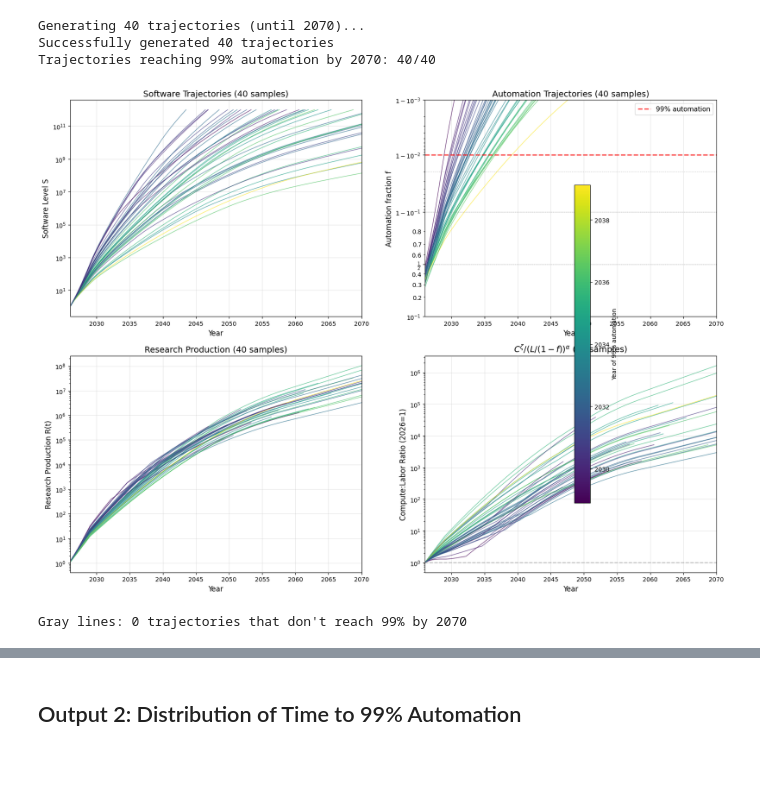
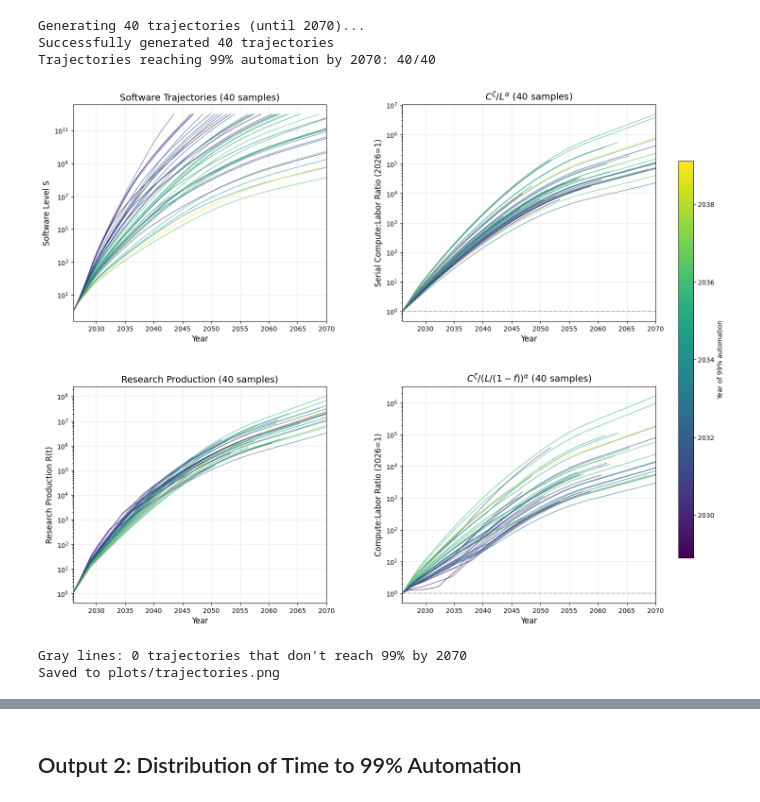
Before and after one commit to tkwa/ai-takeoff-model, a Jupyter notebook: takeoff_simulation.ipynb, the cells around one changed output, grey strips where cells are left out. Drawn from its saved outputs; the diff is of its cells as text; code cells hidden in the pictures; blank space fills up the shorter version.

```diff
--- a/takeoff_simulation.ipynb
+++ b/takeoff_simulation.ipynb
@@ -491,10 +513,10 @@ def generate_trajectories(n_trajectories=40, t_start=0, t_end=T_END, seed=42):
     for i in range(n_trajectories):
         params = sample_parameters()
         result = simulate_trajectory(params, t_start=t_start, t_end=t_end)
-        t_arr, S_arr, f_arr, R_arr, ratio_arr, time_99 = result
+        t_arr, S_arr, f_arr, R_arr, ratio_arr, raw_ratio_arr, time_99 = result
 
         if t_arr is not None:
-            trajectories.append((t_arr, S_arr, f_arr, R_arr, ratio_arr))
+            trajectories.append((t_arr, S_arr, f_arr, R_arr, ratio_arr, raw_ratio_arr))
             params_list.append(params)
             # If didn't reach 99% by cutoff, set to YEAR_NOT_REACHED
             if time_99 is None:
@@ -516,8 +538,12 @@ Generating 40 trajectories (until 2070)...
 Successfully generated 40 trajectories
 Trajectories reaching 99% automation by 2070: 40/40
 # %%
+import os
+os.makedirs('plots', exist_ok=True)
+
 # Plot 40 trajectories: 4-panel plot
 fig, axes = plt.subplots(2, 2, figsize=(16, 12))
+fig.subplots_adjust(left=0.08, right=0.85, top=0.95, bottom=0.07, hspace=0.3, wspace=0.3)
 
 # Color by time to 99% automation (cap display at cutoff for coloring)
 times_for_color = [min(t, YEAR_CUTOFF) for t in times_to_99]
@@ -525,7 +551,7 @@ t_min, t_max = min(times_for_color), max(times_for_color)
 
 cmap = plt.cm.viridis
 
-for i, (t_arr, S_arr, f_arr, R_arr, ratio_arr) in enumerate(trajectories):
+for i, (t_arr, S_arr, f_arr, R_arr, ratio_arr, raw_ratio_arr) in enumerate(trajectories):
     if times_to_99[i] < YEAR_NOT_REACHED:
         color = cmap((times_for_color[i] - t_min) / (t_max - t_min + 0.01))
         alpha = 0.7
@@ -536,13 +562,13 @@ for i, (t_arr, S_arr, f_arr, R_arr, ratio_arr) in enumerate(trajectories):
     # Top left: S(t)
     axes[0, 0].plot(t_arr + YEAR_START, S_arr, color=color, alpha=alpha, linewidth=1)
 
-    # Top right: f(t) with logit scale
-    axes[0, 1].plot(t_arr + YEAR_START, f_arr, color=color, alpha=alpha, linewidth=1)
+    # Top right: Raw compute:labor ratio (serial)
+    axes[0, 1].plot(t_arr + YEAR_START, raw_ratio_arr, color=color, alpha=alpha, linewidth=1)
 
     # Bottom left: R(t)
     axes[1, 0].plot(t_arr + YEAR_START, R_arr, color=color, alpha=alpha, linewidth=1)
 
-    # Bottom right: Compute:Labor ratio
+    # Bottom right: Compute:Labor ratio (with automation)
     axes[1, 1].plot(t_arr + YEAR_START, ratio_arr, color=color, alpha=alpha, linewidth=1)
 
 # Top left: S(t)
@@ -553,47 +579,81 @@ axes[0, 0].set_title('Software Trajectories (40 samples)', fontsize=14)
 axes[0, 0].grid(True, alpha=0.3)
 axes[0, 0].set_xlim(YEAR_START, YEAR_CUTOFF)
 
-# Top right: f(t) with logit scale
+# Top right: Raw compute:labor ratio
 axes[0, 1].set_xlabel('Year', fontsize=12)
-axes[0, 1].set_ylabel('Automation fraction f', fontsize=12)
-axes[0, 1].set_title('Automation Trajectories (40 samples)', fontsize=14)
-axes[0, 1].set_yscale('logit')
-axes[0, 1].set_ylim(0.1, 0.999)
-axes[0, 1].axhline(0.5, color='gray', linestyle=':', alpha=0.5, linewidth=1)
-axes[0, 1].axhline(0.9, color='gray', linestyle=':', alpha=0.5, linewidth=1)
-axes[0, 1].axhline(0.98, color='gray', linestyle=':', alpha=0.5, linewidth=1)
-axes[0, 1].axhline(0.99, color='red', linestyle='--', alpha=0.7, linewidth=2, label='99% automation')
-axes[0, 1].legend(fontsize=11)
+axes[0, 1].set_ylabel('Serial Compute:Labor Ratio (2026=1)', fontsize=12)
+axes[0, 1].set_yscale('log')
+axes[0, 1].set_title('$C^\\zeta / L^\\alpha$ (40 samples)', fontsize=14)
+axes[0, 1].axhline(1, color='gray', linestyle='--', alpha=0.5)
 axes[0, 1].grid(True, alpha=0.3)
 axes[0, 1].set_xlim(YEAR_START, YEAR_CUTOFF)
 
 # Bottom left: R(t)
 axes[1, 0].set_xlabel('Year', fontsize=12)
 axes[1, 0].set_ylabel('Research Production R(t)', fontsize=12)
 axes[1, 0].set_yscale('log')
 axes[1, 0].set_title('Research Production (40 samples)', fontsize=14)
 axes[1, 0].grid(True, alpha=0.3)
 axes[1, 0].set_xlim(YEAR_START, YEAR_CUTOFF)
 
-# Bottom right: Compute:Labor ratio
+# Bottom right: Compute:Labor ratio (with automation)
 axes[1, 1].set_xlabel('Year', fontsize=12)
 axes[1, 1].set_ylabel('Compute:Labor Ratio (2026=1)', fontsize=12)
 axes[1, 1].set_yscale('log')
 axes[1, 1].set_title('$C^\\zeta / (L/(1-f))^\\alpha$ (40 samples)', fontsize=14)
 axes[1, 1].axhline(1, color='gray', linestyle='--', alpha=0.5)
 axes[1, 1].grid(True, alpha=0.3)
 axes[1, 1].set_xlim(YEAR_START, YEAR_CUTOFF)
 
-# Add colorbar
+# Add colorbar in dedicated space on the right
 sm = plt.cm.ScalarMappable(cmap=cmap, norm=plt.Normalize(vmin=t_min, vmax=t_max))
 sm.set_array([])
-cbar = fig.colorbar(sm, ax=axes.ravel().tolist(), label='Year of 99% automation', shrink=0.8)
+cbar_ax = fig.add_axes([0.88, 0.15, 0.02, 0.7])
+fig.colorbar(sm, cax=cbar_ax, label='Year of 99% automation')
 
-plt.tight_layout()
+fig.savefig('plots/trajectories.png', dpi=150, bbox_inches='tight')
 plt.show()
 
 n_not_reached = sum(1 for t in times_to_99 if t >= YEAR_NOT_REACHED)
 print(f"Gray lines: {n_not_reached} trajectories that don't reach 99% by {YEAR_CUTOFF}")
+print(f"Saved to plots/trajectories.png")
+
+# Separate automation trajectories plot
+fig2, ax_f = plt.subplots(figsize=(10, 6))
+
+for i, (t_arr, S_arr, f_arr, R_arr, ratio_arr, raw_ratio_arr) in enumerate(trajectories):
+    if times_to_99[i] < YEAR_NOT_REACHED:
+        color = cmap((times_for_color[i] - t_min) / (t_max - t_min + 0.01))
+        alpha = 0.7
+    else:
+        color = 'gray'
+        alpha = 0.4
+    ax_f.plot(t_arr + YEAR_START, f_arr, color=color, alpha=alpha, linewidth=1)
+
+ax_f.set_xlabel('Year', fontsize=12)
+ax_f.set_ylabel('Automation fraction f', fontsize=12)
+ax_f.set_title('Automation Trajectories (40 samples)', fontsize=14)
+ax_f.set_yscale('logit')
+ax_f.set_ylim(0.1, 0.999)
+ax_f.axhline(0.5, color='gray', linestyle=':', alpha=0.5, linewidth=1)
+ax_f.axhline(0.9, color='gray', linestyle=':', alpha=0.5, linewidth=1)
+ax_f.axhline(0.98, color='gray', linestyle=':', alpha=0.5, linewidth=1)
+ax_f.axhline(0.99, color='red', linestyle='--', alpha=0.7, linewidth=2, label='99% automation')
+ax_f.legend(fontsize=11)
+ax_f.grid(True, alpha=0.3)
+ax_f.set_xlim(YEAR_START, YEAR_CUTOFF)
+
+# Add median date label in bottom-right corner
+median_99 = np.median(times_to_99)
+ax_f.text(0.97, 0.05, f'Median: {median_99:.1f}', transform=ax_f.transAxes,
+          fontsize=12, ha='right', va='bottom',
+          bbox=dict(boxstyle='round,pad=0.3', facecolor='white', edgecolor='gray', alpha=0.8))
+
+plt.tight_layout()
+fig2.savefig('plots/automation.png', dpi=150, bbox_inches='tight')
+plt.show()
+print(f"Saved to plots/automation.png")
 # %% [output]
-[figure, old version]
+[figure, new version]
 Gray lines: 0 trajectories that don't reach 99% by 2070
+Saved to plots/trajectories.png
```
Also changed, not shown: parts of 3 cells of this notebook, 6 other files.
